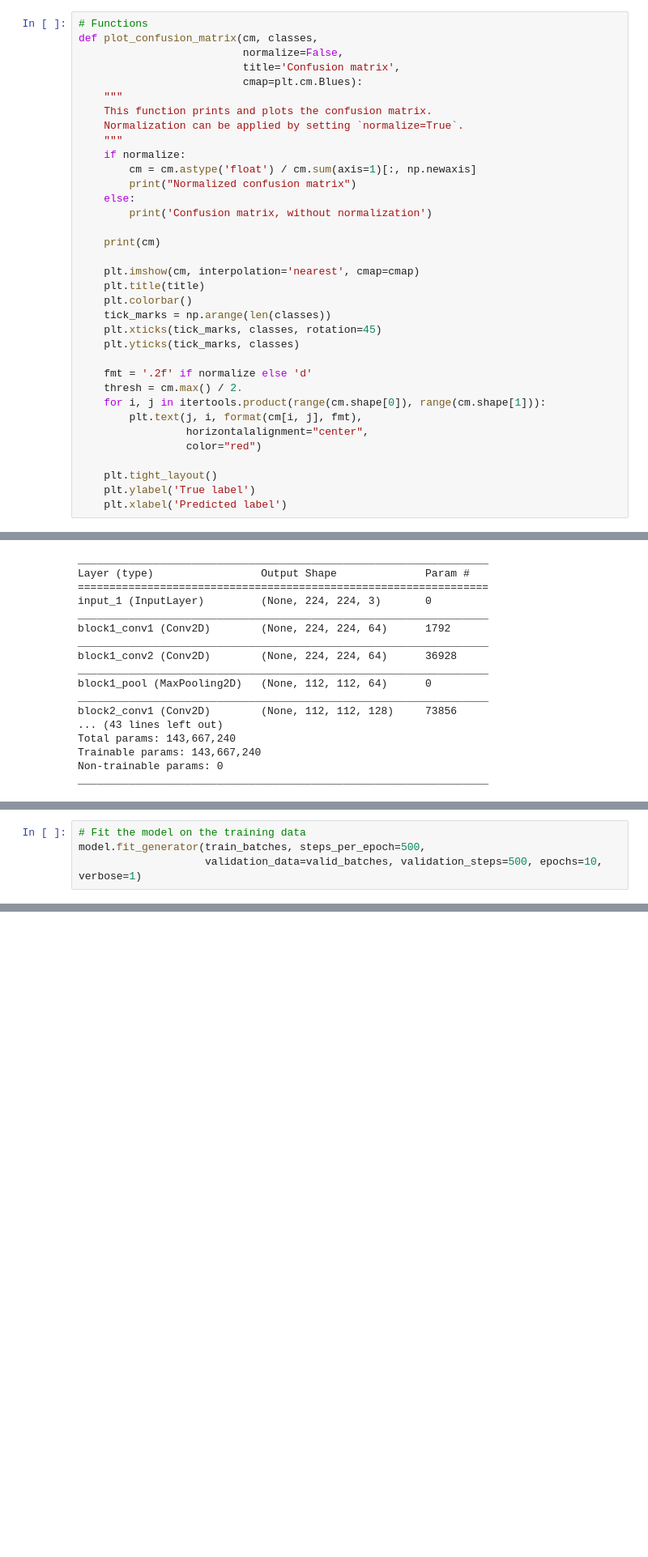
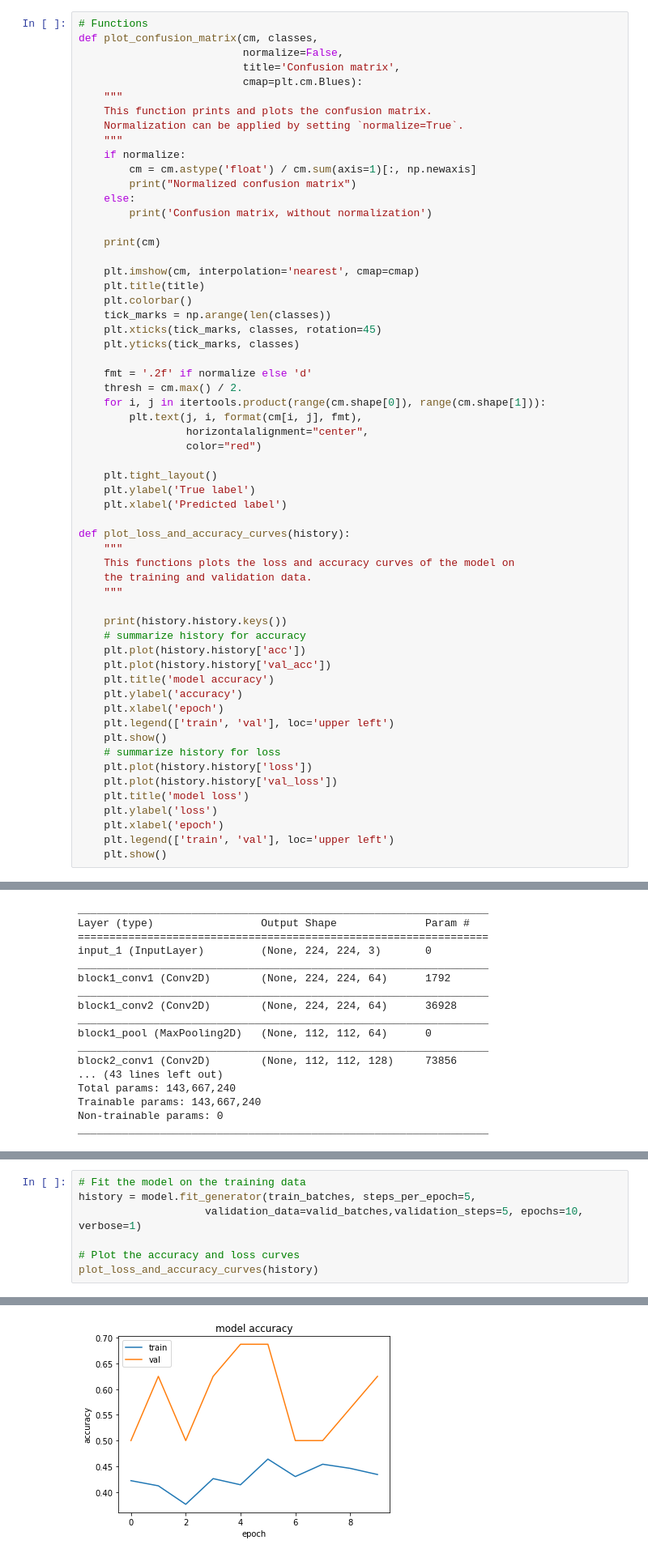
Before and after one commit to Kalesh-Singh/Pnuemonia-Chest-X-Ray-Classifier, a Jupyter notebook: image_classifier.ipynb, the cells around one changed output, grey strips where cells are left out. Shown at 81% size. Drawn from its saved outputs; the diff is of its cells as text; blank space fills up the shorter version.

```diff
--- a/image_classifier.ipynb
+++ b/image_classifier.ipynb
@@ -53,6 +54,30 @@ def plot_confusion_matrix(cm, classes,
     plt.tight_layout()
     plt.ylabel('True label')
     plt.xlabel('Predicted label')
+
+def plot_loss_and_accuracy_curves(history):
+    """
+    This functions plots the loss and accuracy curves of the model on
+    the training and validation data.
+    """
+
+    print(history.history.keys())
+    # summarize history for accuracy
+    plt.plot(history.history['acc'])
+    plt.plot(history.history['val_acc'])
+    plt.title('model accuracy')
+    plt.ylabel('accuracy')
+    plt.xlabel('epoch')
+    plt.legend(['train', 'val'], loc='upper left')
+    plt.show()
+    # summarize history for loss
+    plt.plot(history.history['loss'])
+    plt.plot(history.history['val_loss'])
+    plt.title('model loss')
+    plt.ylabel('loss')
+    plt.xlabel('epoch')
+    plt.legend(['train', 'val'], loc='upper left')
+    plt.show()
 # %%
 train_batches = ImageDataGenerator().flow_from_directory(
     TRAIN_PATH, target_size=(224,224), classes=CLASSES, batch_size=100)
@@ -142,6 +165,9 @@ model.compile(loss='categorical_crossentropy',
 # %%
 # Fit the model on the training data
-model.fit_generator(train_batches, steps_per_epoch=500,
-                    validation_data=valid_batches, validation_steps=500, epochs=10, verbose=1)
+history = model.fit_generator(train_batches, steps_per_epoch=5,
+                    validation_data=valid_batches,validation_steps=5, epochs=10, verbose=1)
+
+# Plot the accuracy and loss curves
+plot_loss_and_accuracy_curves(history)
 # %% [output]
 Epoch 1/10
@@ -167,0 +190 @@ Epoch 10/10
+[figure, added]
```
Also changed, not shown: parts of 7 cells of this notebook.
